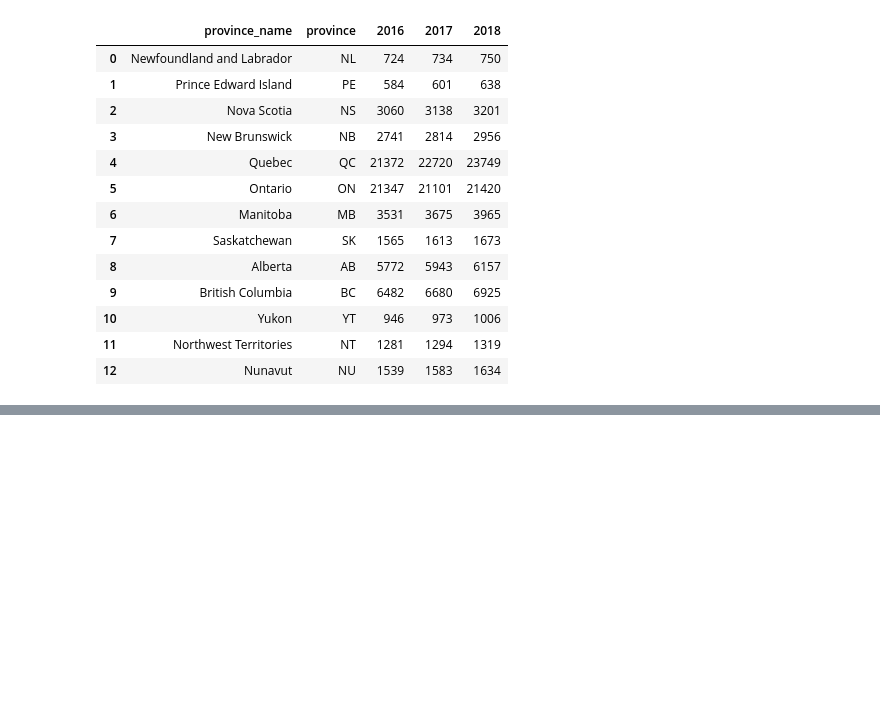
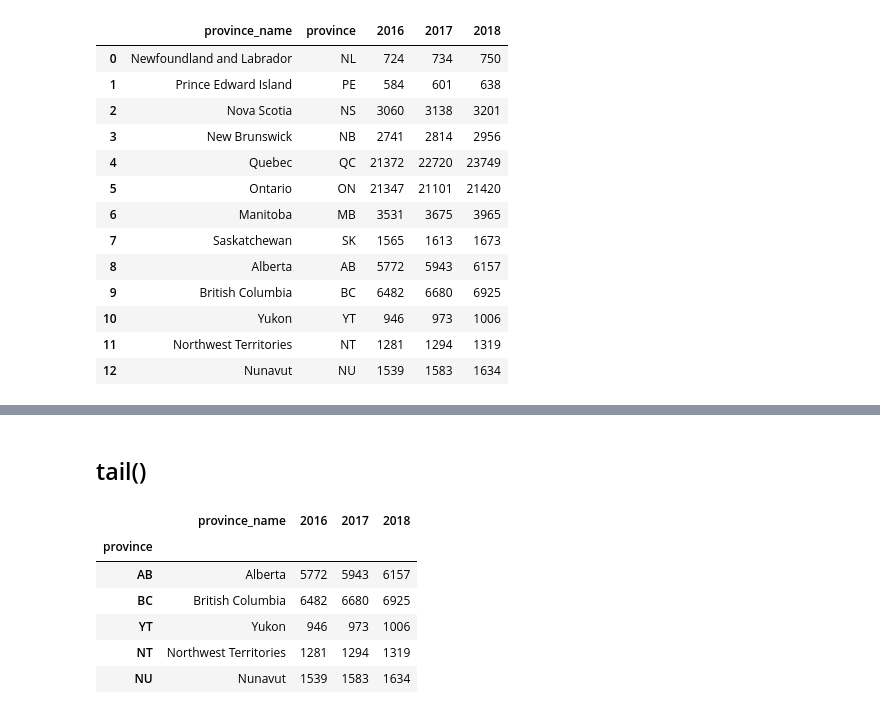
Before and after one commit to IgaMeddie/Data_Science_101, a Jupyter notebook: pandas_101.ipynb, the cells around one changed output, grey strips where cells are left out. Cells and saved outputs as stored; diff of their text form; code cells hidden in the pictures; blank space fills up the shorter version.

```diff
--- a/pandas_101.ipynb
+++ b/pandas_101.ipynb
@@ -376,0 +392,13 @@ fed_sup
+# %% [markdown]
+## tail()
+# %%
+# last 5 rows
+prov_support.tail()
+# %% [output]
+|  | province_name | 2016 | 2017 | 2018 |
+| province |  |  |  |  |
+| AB | Alberta | 5772 | 5943 | 6157 |
+| BC | British Columbia | 6482 | 6680 | 6925 |
+| YT | Yukon | 946 | 973 | 1006 |
+| NT | Northwest Territories | 1281 | 1294 | 1319 |
+| NU | Nunavut | 1539 | 1583 | 1634 |
```
Also changed, not shown: parts of 3 cells of this notebook.
